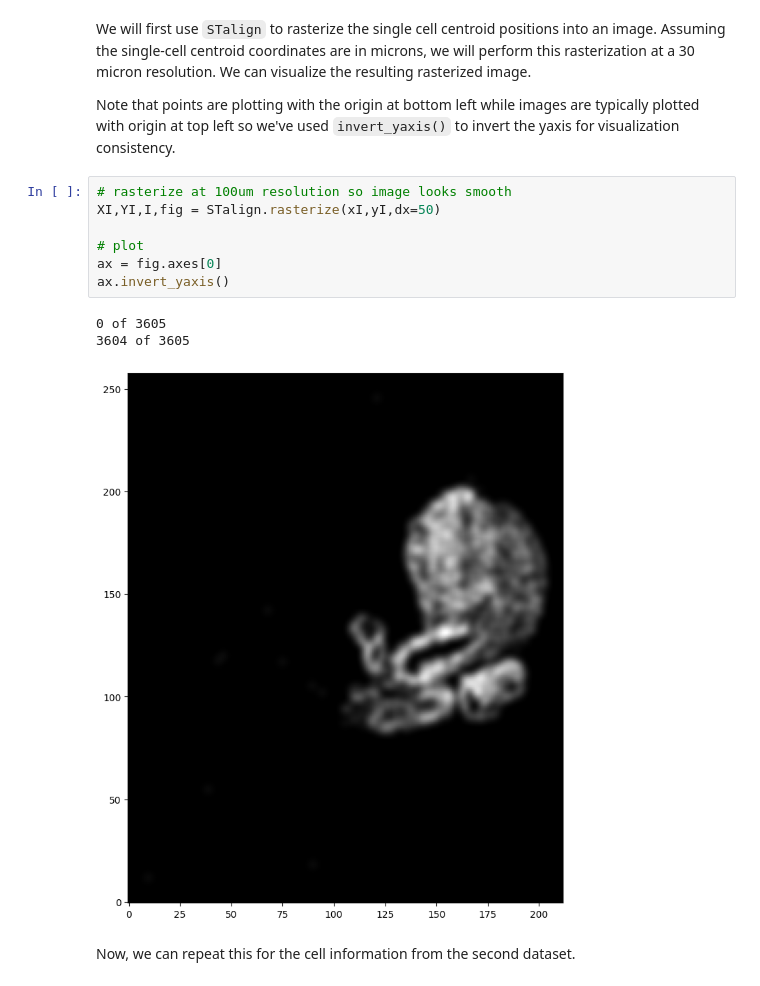
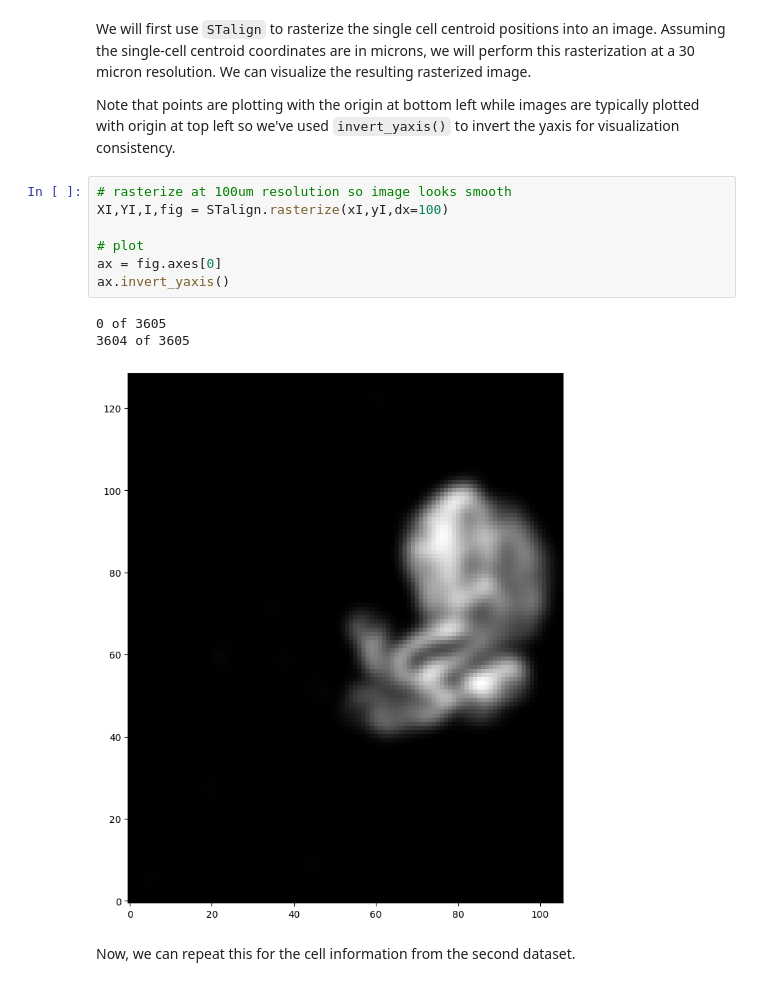
Before and after one commit to JEFworks-Lab/STalign, a Jupyter notebook: docs/notebooks/heart-alignment-varying-thickness.ipynb, the cells around one changed output. Drawn from its saved outputs; the diff is of its cells as text.

```diff
--- a/docs/notebooks/heart-alignment-varying-thickness.ipynb
+++ b/docs/notebooks/heart-alignment-varying-thickness.ipynb
@@ -70,15 +70,15 @@ We will first use `STalign` to rasterize the single cell centroid positions into
 Note that points are plotting with the origin at bottom left while images are typically plotted with origin at top left so we've used `invert_yaxis()` to invert the yaxis for visualization consistency.
 # %%
 # rasterize at 100um resolution so image looks smooth
-XI,YI,I,fig = STalign.rasterize(xI,yI,dx=50)
+XI,YI,I,fig = STalign.rasterize(xI,yI,dx=100)
 
 # plot
 ax = fig.axes[0]
 ax.invert_yaxis()
 # %% [output]
 0 of 3605
 3604 of 3605
-[figure, old version]
+[figure, new version]
 # %% [markdown]
 Now, we can repeat this for the cell information from the second dataset.
 # %%
```
Also changed, not shown: parts of 6 cells of this notebook.
